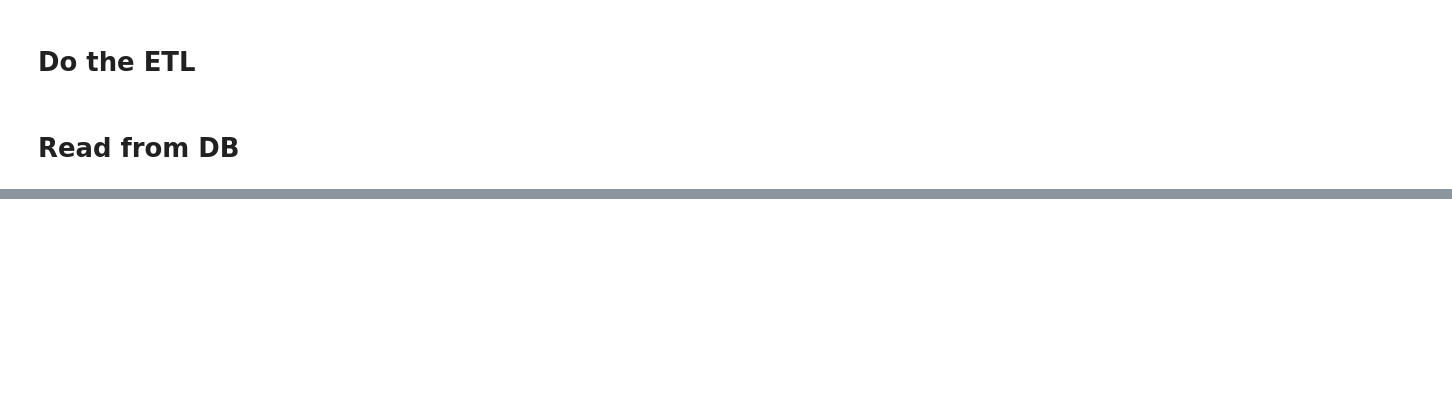
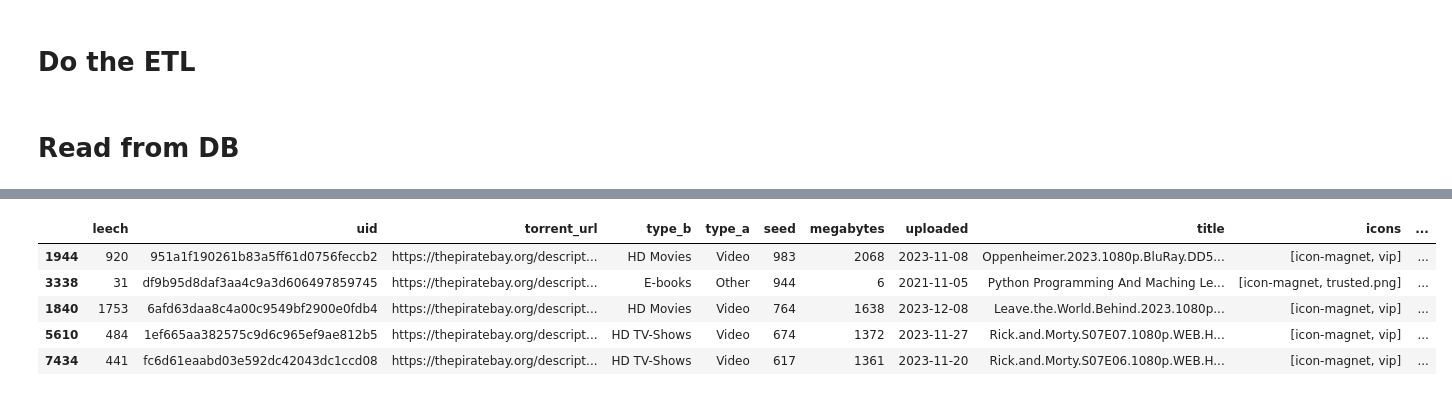
Before and after one commit to boscacci/tpb-visualizer, a Jupyter notebook: notebooks/parse_html_test.ipynb, the cells around one changed output, grey strips where cells are left out. Cells and saved outputs as stored; diff of their text form; code cells hidden in the pictures; blank space fills up the shorter version.

```diff
--- a/notebooks/parse_html_test.ipynb
+++ b/notebooks/parse_html_test.ipynb
@@ -76,0 +82,9 @@ plt.show()
+# %%
+df_analysis.head()
+# %% [output]
+|  | leech | uid | torrent_url | type_b | type_a | seed | megabytes | uploaded | title | icons | ... |
+| 1944 | 920 | 951a1f190261b83a5ff61d0756feccb2 | https://thepiratebay.org/descript... | HD Movies | Video | 983 | 2068 | 2023-11-08 | Oppenheimer.2023.1080p.BluRay.DD5... | [icon-magnet, vip] | ... |
+| 3338 | 31 | df9b95d8daf3aa4c9a3d606497859745 | https://thepiratebay.org/descript... | E-books | Other | 944 | 6 | 2021-11-05 | Python Programming And Maching Le... | [icon-magnet, trusted.png] | ... |
+| 1840 | 1753 | 6afd63daa8c4a00c9549bf2900e0fdb4 | https://thepiratebay.org/descript... | HD Movies | Video | 764 | 1638 | 2023-12-08 | Leave.the.World.Behind.2023.1080p... | [icon-magnet, vip] | ... |
+| 5610 | 484 | 1ef665aa382575c9d6c965ef9ae812b5 | https://thepiratebay.org/descript... | HD TV-Shows | Video | 674 | 1372 | 2023-11-27 | Rick.and.Morty.S07E07.1080p.WEB.H... | [icon-magnet, vip] | ... |
+| 7434 | 441 | fc6d61eaabd03e592dc42043dc1ccd08 | https://thepiratebay.org/descript... | HD TV-Shows | Video | 617 | 1361 | 2023-11-20 | Rick.and.Morty.S07E06.1080p.WEB.H... | [icon-magnet, vip] | ... |
```
Also changed, not shown: parts of 6 cells of this notebook, 1 other file.
